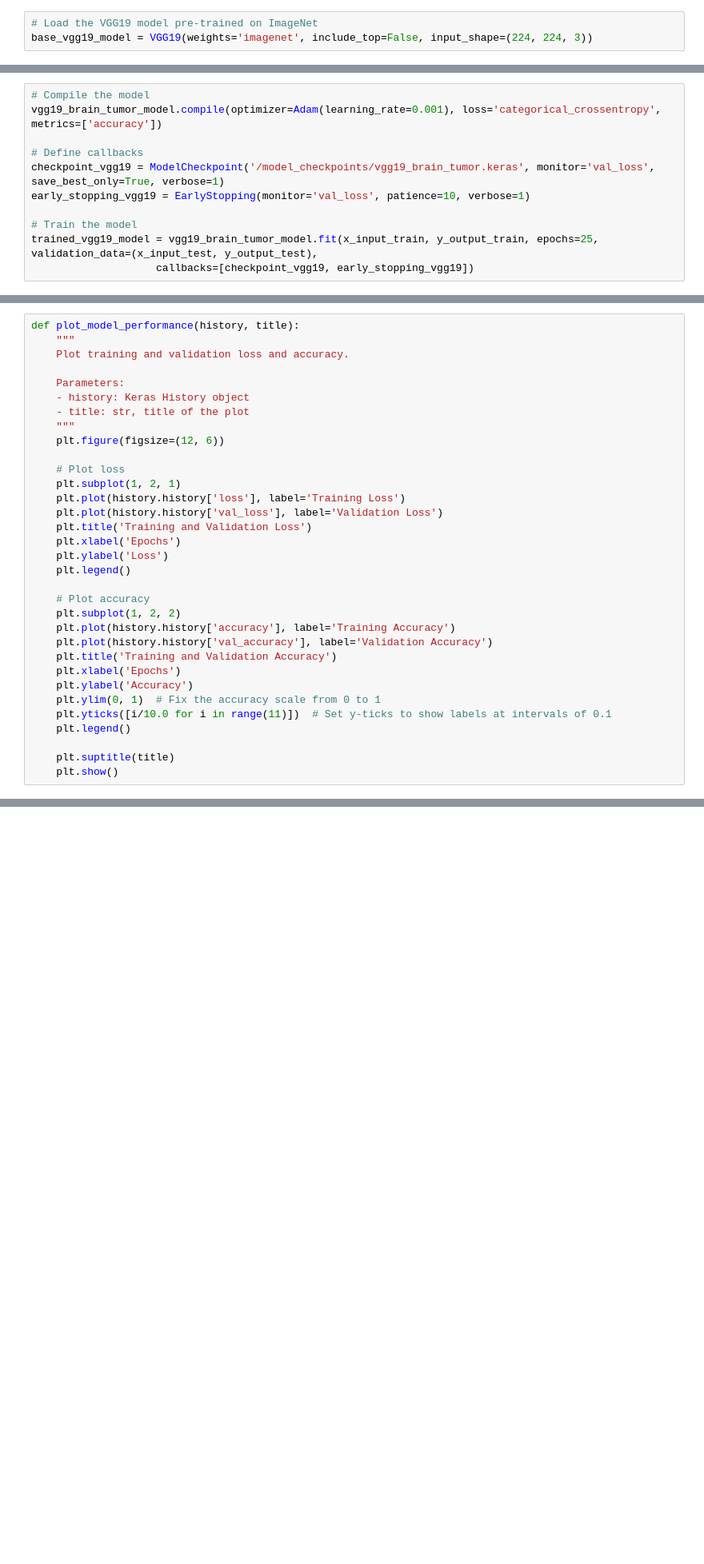
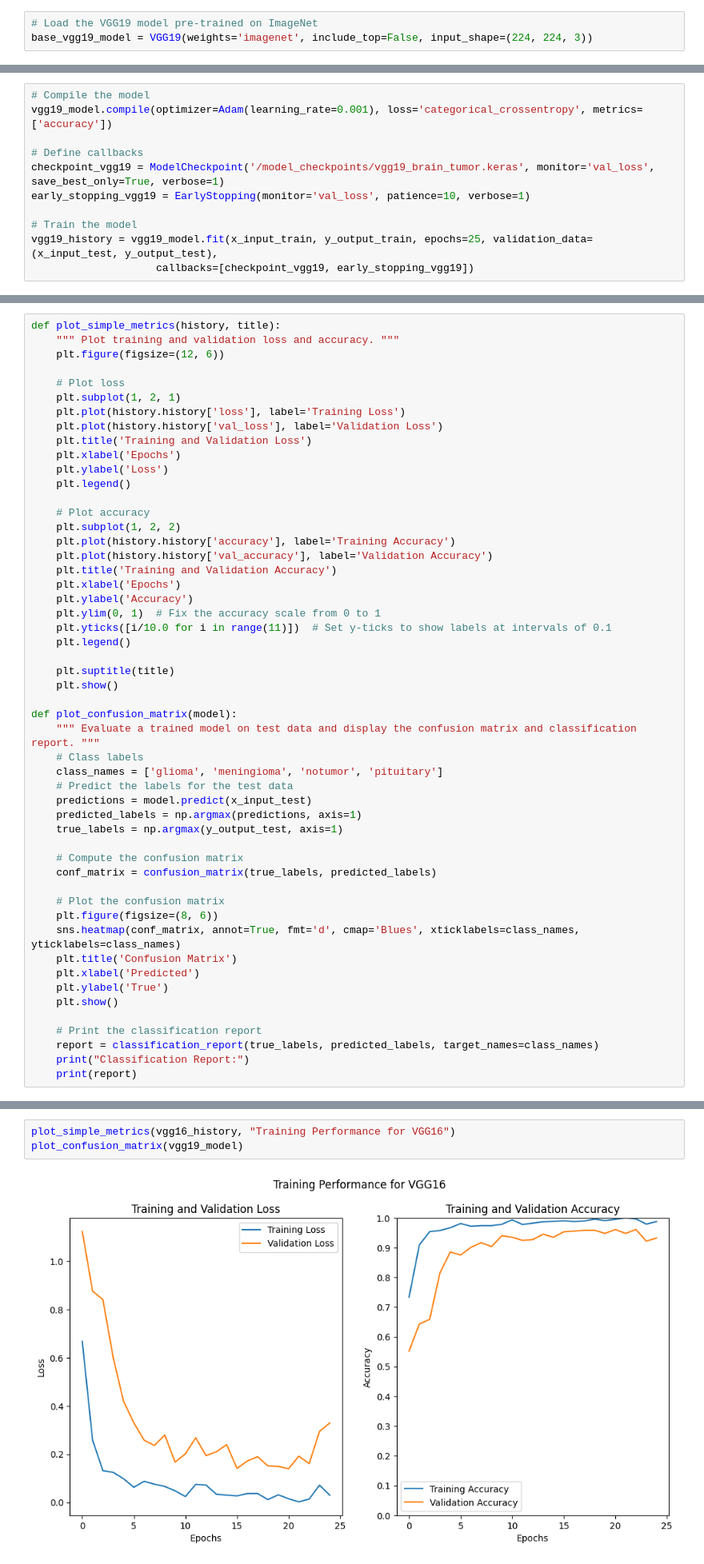
Before and after one commit to mtwchuang/CSC3009-Brain-Tumor-Detection, a Jupyter notebook: VGG_Model_Series.ipynb, the cells around one changed output, grey strips where cells are left out. Shown: that part at 80% size. Saved outputs shown, nothing was run; the diff lists cells and outputs as text; blank space fills up the shorter version.

Commit message:
Final Amendments to VGG Model Series + Cleaning

```diff
--- a/VGG_Model_Series.ipynb
+++ b/VGG_Model_Series.ipynb
@@ -245,13 +341,13 @@ for layer in base_vgg19_model.layers:
 # %%
 # Compile the model
-vgg19_brain_tumor_model.compile(optimizer=Adam(learning_rate=0.001), loss='categorical_crossentropy', metrics=['accuracy'])
+vgg19_model.compile(optimizer=Adam(learning_rate=0.001), loss='categorical_crossentropy', metrics=['accuracy'])
 
 # Define callbacks
 checkpoint_vgg19 = ModelCheckpoint('/model_checkpoints/vgg19_brain_tumor.keras', monitor='val_loss', save_best_only=True, verbose=1)
 early_stopping_vgg19 = EarlyStopping(monitor='val_loss', patience=10, verbose=1)
 
 # Train the model
-trained_vgg19_model = vgg19_brain_tumor_model.fit(x_input_train, y_output_train, epochs=25, validation_data=(x_input_test, y_output_test),
+vgg19_history = vgg19_model.fit(x_input_train, y_output_train, epochs=25, validation_data=(x_input_test, y_output_test),
                     callbacks=[checkpoint_vgg19, early_stopping_vgg19])
 # %% [output]
 Epoch 1/25
@@ -276,12 +380,6 @@ Epoch 20: early stopping
 # %%
-def plot_model_performance(history, title):
-    """
-    Plot training and validation loss and accuracy.
-
-    Parameters:
-    - history: Keras History object
-    - title: str, title of the plot
-    """
+def plot_simple_metrics(history, title):
+    """ Plot training and validation loss and accuracy. """
     plt.figure(figsize=(12, 6))
 
     # Plot loss
@@ -306,3 +404,28 @@ def plot_model_performance(history, title):
 
     plt.suptitle(title)
     plt.show()
+
+def plot_confusion_matrix(model):
+    """ Evaluate a trained model on test data and display the confusion matrix and classification report. """
+    # Class labels
+    class_names = ['glioma', 'meningioma', 'notumor', 'pituitary']
+    # Predict the labels for the test data
+    predictions = model.predict(x_input_test)
+    predicted_labels = np.argmax(predictions, axis=1)
+    true_labels = np.argmax(y_output_test, axis=1)
+
+    # Compute the confusion matrix
+    conf_matrix = confusion_matrix(true_labels, predicted_labels)
+
+    # Plot the confusion matrix
+    plt.figure(figsize=(8, 6))
+    sns.heatmap(conf_matrix, annot=True, fmt='d', cmap='Blues', xticklabels=class_names, yticklabels=class_names)
+    plt.title('Confusion Matrix')
+    plt.xlabel('Predicted')
+    plt.ylabel('True')
+    plt.show()
+
+    # Print the classification report
+    report = classification_report(true_labels, predicted_labels, target_names=class_names)
+    print("Classification Report:")
+    print(report)
@@ -313,0 +434,5 @@ plot_model_performance(trained_vgg19_model, "Training Performance for VGG19")
+# %%
+plot_simple_metrics(vgg16_history, "Training Performance for VGG16")
+plot_confusion_matrix(vgg19_model)
+# %% [output]
+[figure, added]
```
Also changed, not shown: parts of 24 cells of this notebook, 3 other files.
